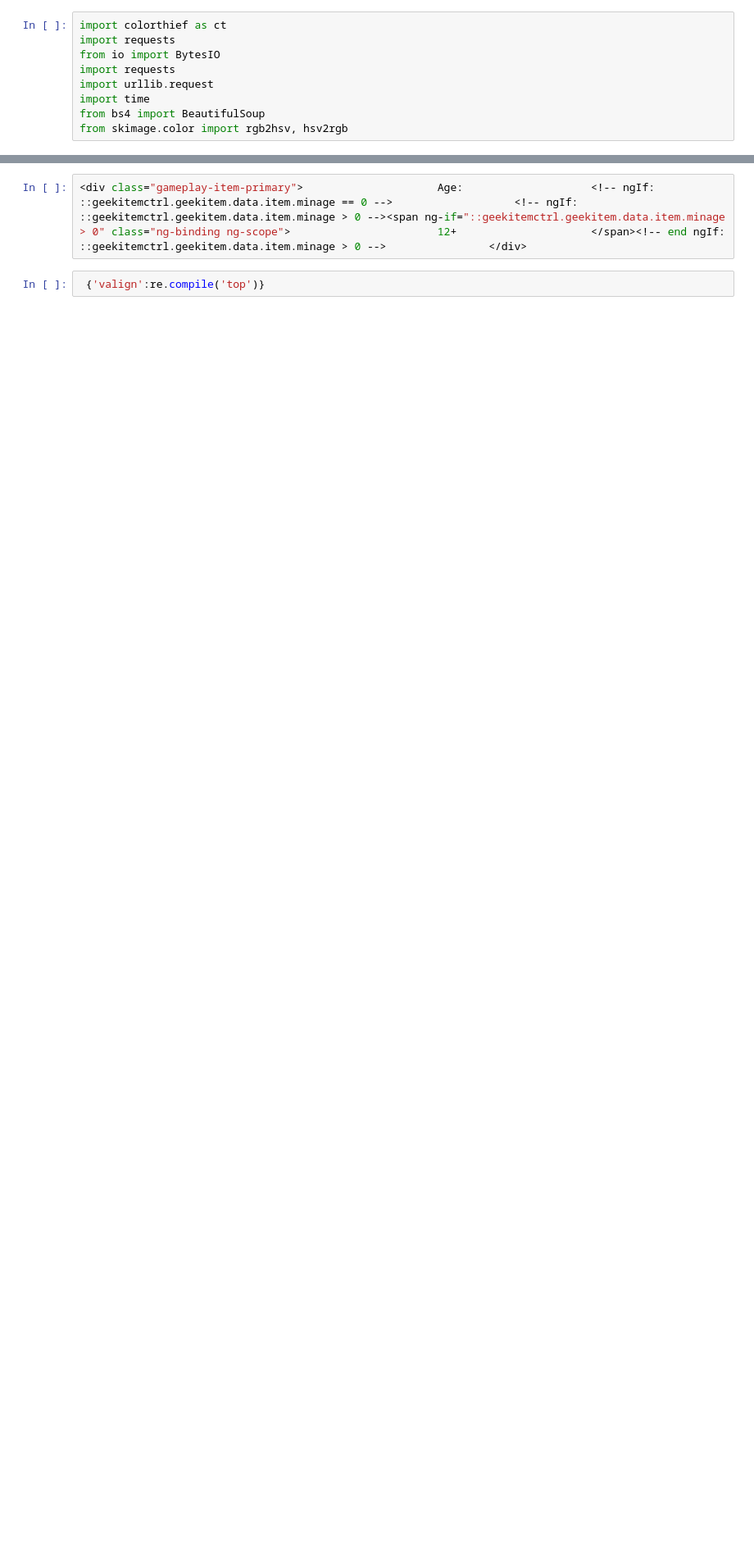
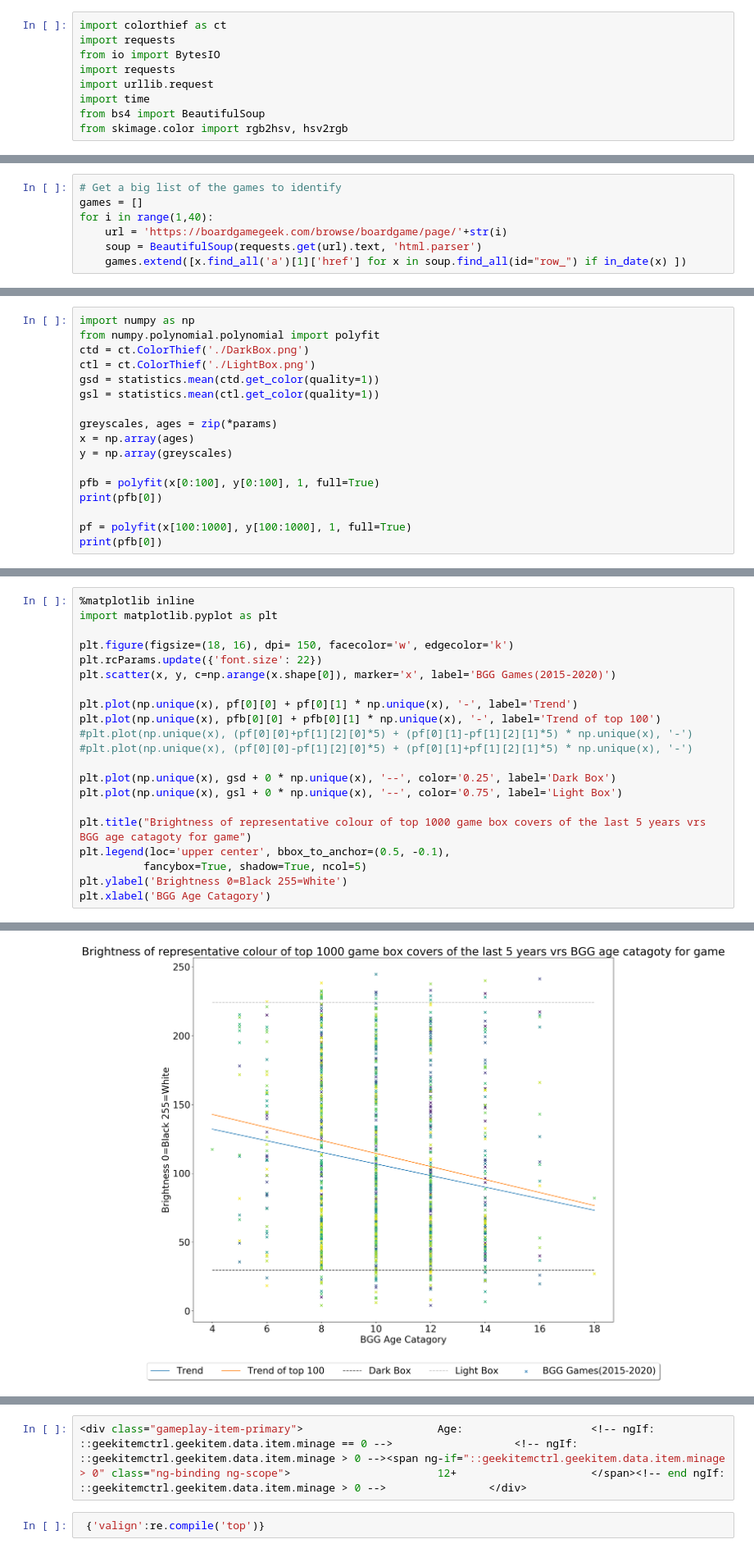
Before and after one commit to markbasham/BoardGameColour, a Jupyter notebook: BoardgameGeekColourMapper.ipynb, the cells around one changed output, grey strips where cells are left out. Shown: that part at 82% size. Drawn from its saved outputs; the diff is of its cells as text; blank space fills up the shorter version.

```diff
--- a/BoardgameGeekColourMapper.ipynb
+++ b/BoardgameGeekColourMapper.ipynb
@@ -9,0 +16,7 @@ from skimage.color import rgb2hsv, hsv2rgb
+# %%
+# Get a big list of the games to identify
+games = []
+for i in range(1,40):
+    url = 'https://boardgamegeek.com/browse/boardgame/page/'+str(i)
+    soup = BeautifulSoup(requests.get(url).text, 'html.parser')
+    games.extend([x.find_all('a')[1]['href'] for x in soup.find_all(id="row_") if in_date(x) ])
@@ -9,0 +48,17 @@ from skimage.color import rgb2hsv, hsv2rgb
+# %%
+import numpy as np
+from numpy.polynomial.polynomial import polyfit
+ctd = ct.ColorThief('./DarkBox.png')
+ctl = ct.ColorThief('./LightBox.png')
+gsd = statistics.mean(ctd.get_color(quality=1))
+gsl = statistics.mean(ctl.get_color(quality=1))
+
+greyscales, ages = zip(*params)
+x = np.array(ages)
+y = np.array(greyscales)
+
+pfb = polyfit(x[0:100], y[0:100], 1, full=True)
+print(pfb[0])
+
+pf = polyfit(x[100:1000], y[100:1000], 1, full=True)
+print(pfb[0])
@@ -9,0 +68,22 @@ from skimage.color import rgb2hsv, hsv2rgb
+# %%
+%matplotlib inline
+import matplotlib.pyplot as plt
+
+plt.figure(figsize=(18, 16), dpi= 150, facecolor='w', edgecolor='k')
+plt.rcParams.update({'font.size': 22})
+plt.scatter(x, y, c=np.arange(x.shape[0]), marker='x', label='BGG Games(2015-2020)')
+
+plt.plot(np.unique(x), pf[0][0] + pf[0][1] * np.unique(x), '-', label='Trend')
+plt.plot(np.unique(x), pfb[0][0] + pfb[0][1] * np.unique(x), '-', label='Trend of top 100')
+#plt.plot(np.unique(x), (pf[0][0]+pf[1][2][0]*5) + (pf[0][1]-pf[1][2][1]*5) * np.unique(x), '-')
+#plt.plot(np.unique(x), (pf[0][0]-pf[1][2][0]*5) + (pf[0][1]+pf[1][2][1]*5) * np.unique(x), '-')
+
+plt.plot(np.unique(x), gsd + 0 * np.unique(x), '--', color='0.25', label='Dark Box')
+plt.plot(np.unique(x), gsl + 0 * np.unique(x), '--', color='0.75', label='Light Box')
+
+plt.title("Brightness of representative colour of top 1000 game box covers of the last 5 years vrs BGG age catagoty for game")
+plt.legend(loc='upper center', bbox_to_anchor=(0.5, -0.1),
+          fancybox=True, shadow=True, ncol=5)
+plt.ylabel('Brightness 0=Black 255=White')
+plt.xlabel('BGG Age Catagory')
+# %% [output]
@@ -9,0 +91 @@ from skimage.color import rgb2hsv, hsv2rgb
+[figure, added]
```
Also changed, not shown: parts of 19 cells of this notebook.
